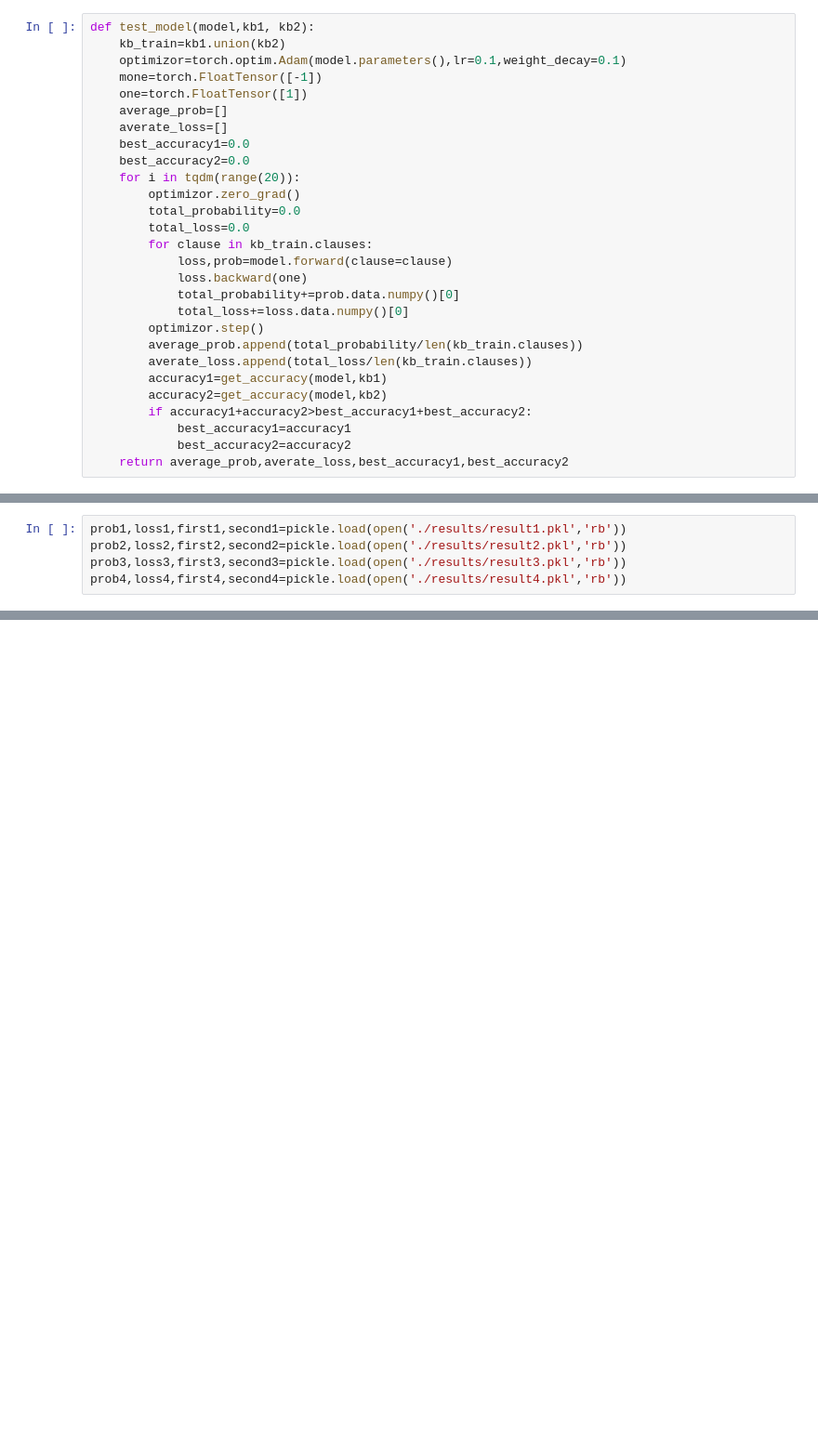
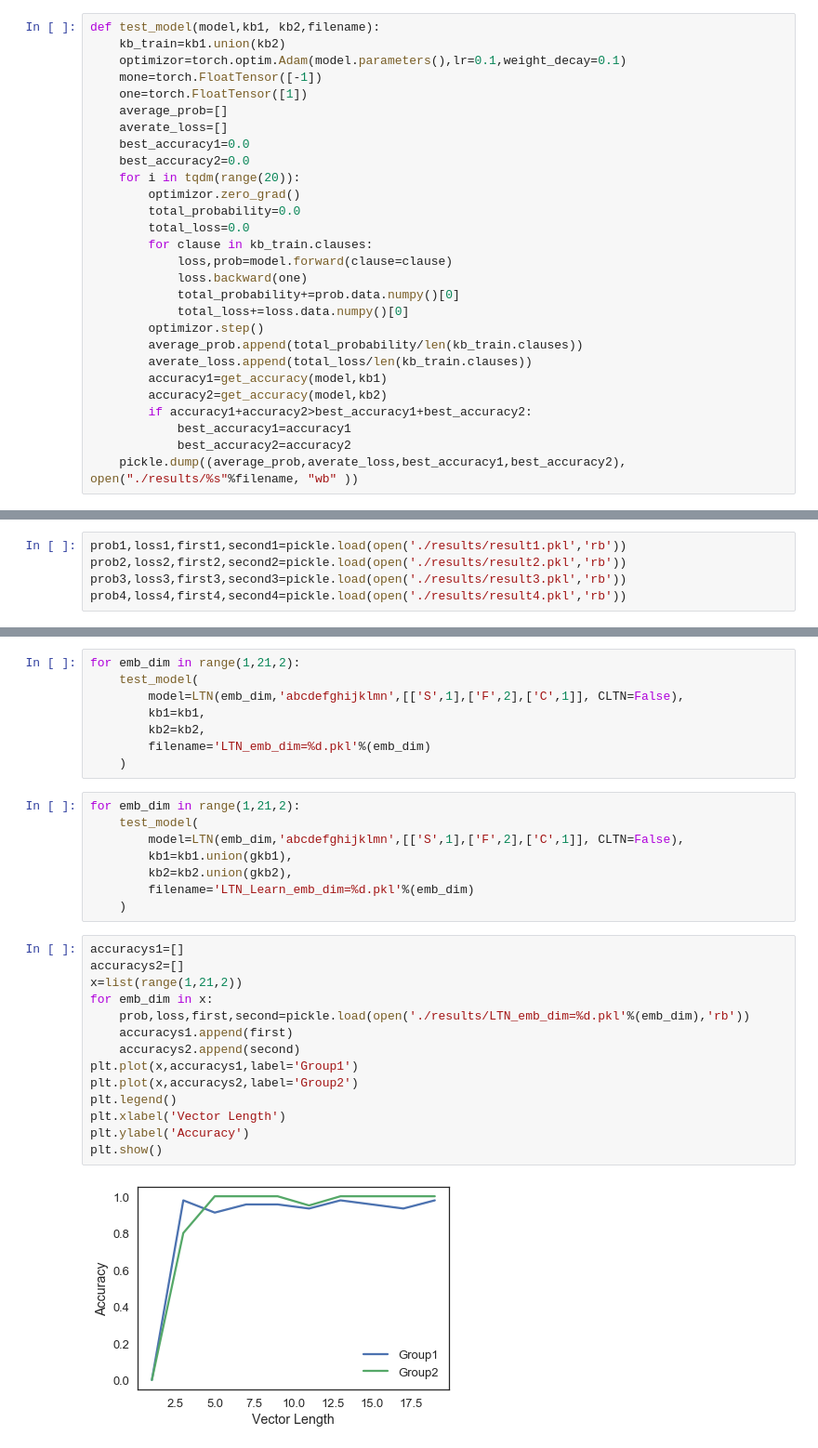
Before and after one commit to Adoni/CSE505, a Jupyter notebook: LTN/main.ipynb, the cells around one changed output, grey strips where cells are left out. Shown at 93% size. Cells and saved outputs as stored; diff of their text form; blank space fills up the shorter version.

```diff
--- a/LTN/main.ipynb
+++ b/LTN/main.ipynb
@@ -26,7 +26,7 @@ def get_accuracy(model,kb):
 
     return sum(results)/len(kb.clauses)
 # %%
-def test_model(model,kb1, kb2):
+def test_model(model,kb1, kb2,filename):
     kb_train=kb1.union(kb2)
     optimizor=torch.optim.Adam(model.parameters(),lr=0.1,weight_decay=0.1)
     mone=torch.FloatTensor([-1])
@@ -52,7 +52,7 @@ def test_model(model,kb1, kb2):
         if accuracy1+accuracy2>best_accuracy1+best_accuracy2:
             best_accuracy1=accuracy1
             best_accuracy2=accuracy2
-    return average_prob,averate_loss,best_accuracy1,best_accuracy2
+    pickle.dump((average_prob,averate_loss,best_accuracy1,best_accuracy2), open("./results/%s"%filename, "wb" ))
 # %%
 kb1=load_knowledge_base('./facts1.txt')
 kb2=load_knowledge_base('./facts2.txt')
@@ -138,0 +189,32 @@ plt.show()
+# %%
+for emb_dim in range(1,21,2):
+    test_model(
+        model=LTN(emb_dim,'abcdefghijklmn',[['S',1],['F',2],['C',1]], CLTN=False),
+        kb1=kb1,
+        kb2=kb2,
+        filename='LTN_emb_dim=%d.pkl'%(emb_dim)
+    )
+# %%
+for emb_dim in range(1,21,2):
+    test_model(
+        model=LTN(emb_dim,'abcdefghijklmn',[['S',1],['F',2],['C',1]], CLTN=False),
+        kb1=kb1.union(gkb1),
+        kb2=kb2.union(gkb2),
+        filename='LTN_Learn_emb_dim=%d.pkl'%(emb_dim)
+    )
+# %%
+accuracys1=[]
+accuracys2=[]
+x=list(range(1,21,2))
+for emb_dim in x:
+    prob,loss,first,second=pickle.load(open('./results/LTN_emb_dim=%d.pkl'%(emb_dim),'rb'))
+    accuracys1.append(first)
+    accuracys2.append(second)
+plt.plot(x,accuracys1,label='Group1')
+plt.plot(x,accuracys2,label='Group2')
+plt.legend()
+plt.xlabel('Vector Length')
+plt.ylabel('Accuracy')
+plt.show()
+# %% [output]
+[figure, added]
```
Also changed, not shown: parts of 12 cells of this notebook, 26 other files.
